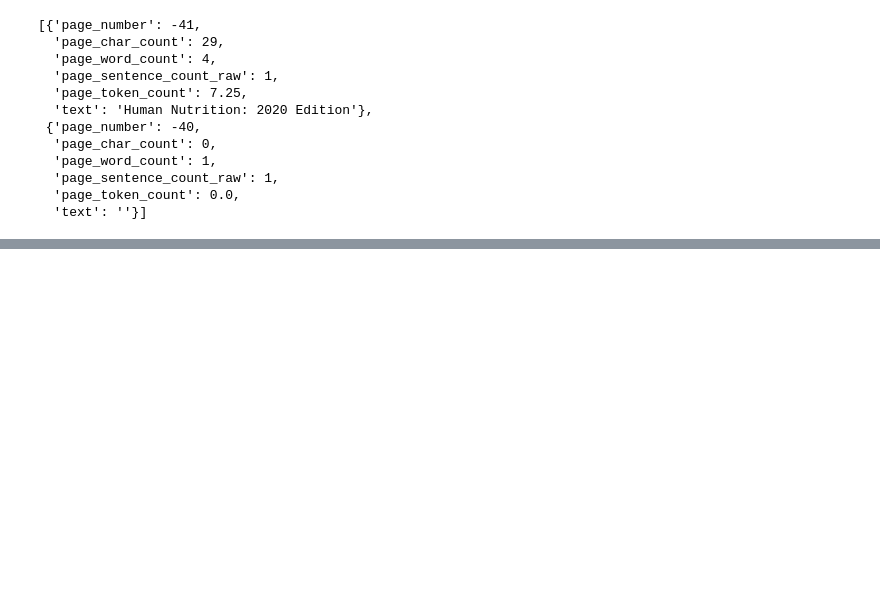
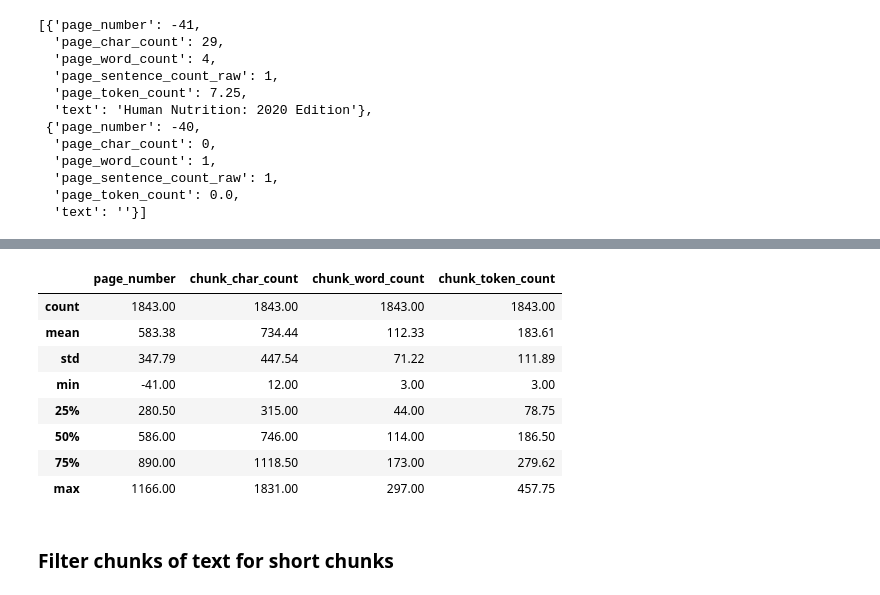
Before and after one commit to Pandharimaske/GEN_AI, a Jupyter notebook: RAG/simple_local_rag_chatpdf.ipynb, the cells around one changed output, grey strips where cells are left out. Cells and saved outputs as stored; diff of their text form; code cells hidden in the pictures; blank space fills up the shorter version.

```diff
--- a/RAG/simple_local_rag_chatpdf.ipynb
+++ b/RAG/simple_local_rag_chatpdf.ipynb
@@ -100,0 +183,11 @@ random.sample(pages_and_text , k = 4)
+# %%
+# Define split size to turn groups of sentences into chunks
+num_sentence_chunk_size = 10
+
+# Create a function to split a list of texts recursively into chunk size
+
+def split_list(input_list: list[str] , slice_size : int = num_sentence_chunk_size) -> list[list[str]]:
+    return [input_list[i : i + slice_size] for i in range(0 , len(input_list) , slice_size)]
+
+test_list = list(range(25))
+split_list(test_list)
@@ -100,0 +198,6 @@ random.sample(pages_and_text , k = 4)
+# %%
+# Loop through pages and texts and split sentences into chunks
+for item in tqdm(pages_and_text):
+    item["sentence_chunks"] = split_list(input_list=item["sentences"] , slice_size=num_sentence_chunk_size)
+
+    item["num_chunks"] = len(item["sentence_chunks"])
@@ -100,0 +273,15 @@ random.sample(pages_and_text , k = 4)
+# %%
+df = pd.DataFrame(pages_and_chunks)
+df.describe().round(2)
+# %% [output]
+|  | page_number | chunk_char_count | chunk_word_count | chunk_token_count |
+| count | 1843.00 | 1843.00 | 1843.00 | 1843.00 |
+| mean | 583.38 | 734.44 | 112.33 | 183.61 |
+| std | 347.79 | 447.54 | 71.22 | 111.89 |
+| min | -41.00 | 12.00 | 3.00 | 3.00 |
+| 25% | 280.50 | 315.00 | 44.00 | 78.75 |
+| 50% | 586.00 | 746.00 | 114.00 | 186.50 |
+| 75% | 890.00 | 1118.50 | 173.00 | 279.62 |
+| max | 1166.00 | 1831.00 | 297.00 | 457.75 |
+# %% [markdown]
+### Filter chunks of text for short chunks
```
Also changed, not shown: parts of 29 cells of this notebook, 1 other file.
